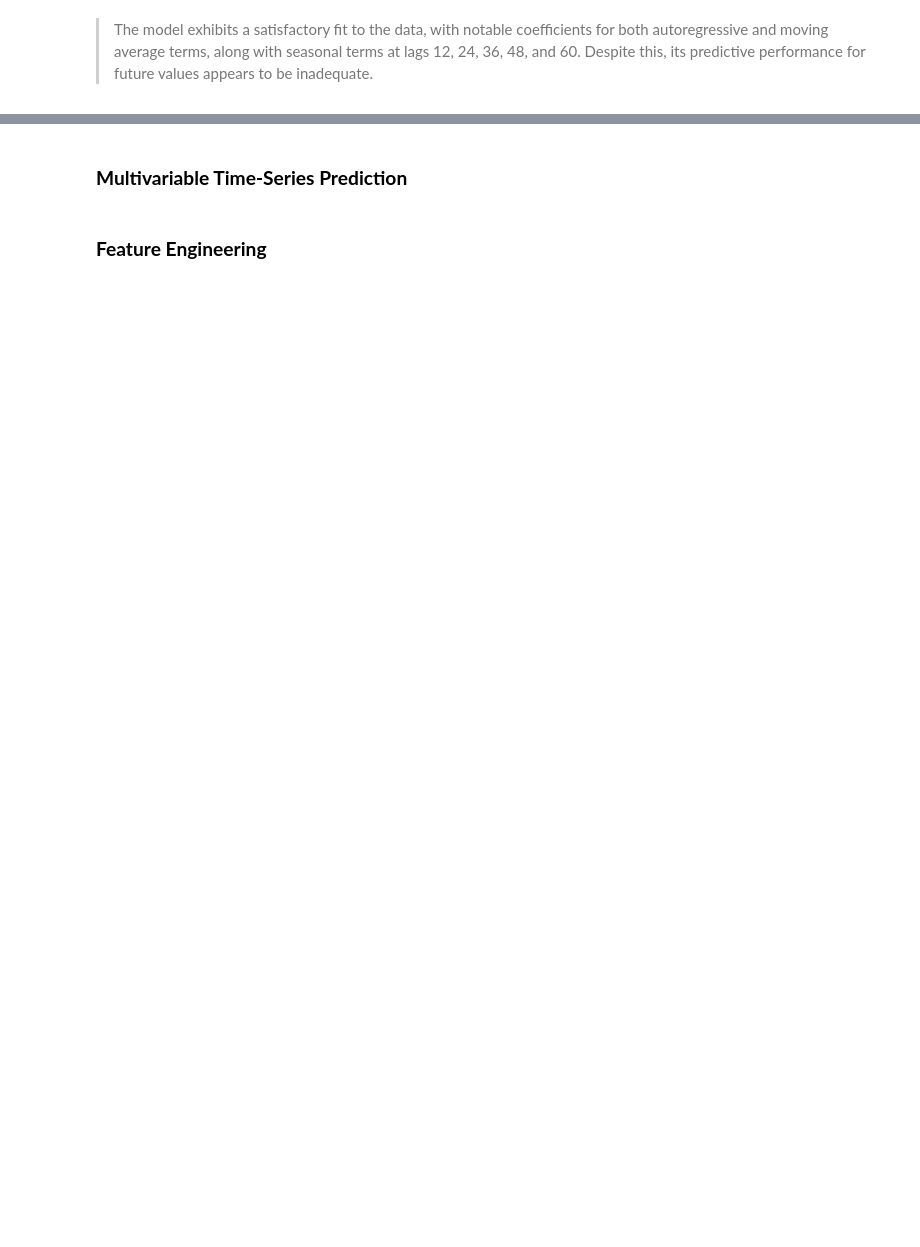
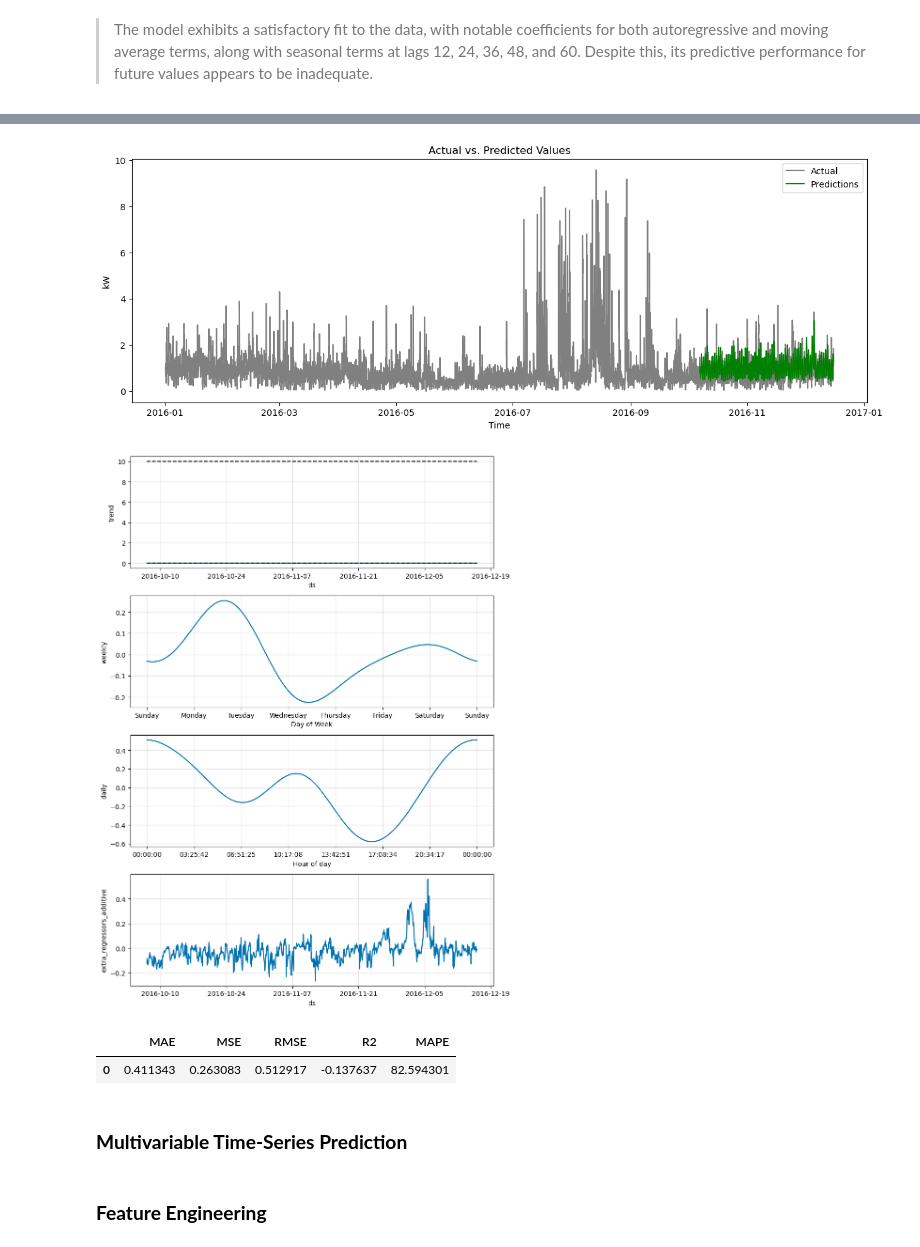
Before and after one commit to computationalgoblin/Smart-Home-Energy-Consumption-Project, a Jupyter notebook: notebooks/model.ipynb, the cells around one changed output, grey strips where cells are left out. Cells and saved outputs as stored; diff of their text form; code cells hidden in the pictures; blank space fills up the shorter version.

```diff
--- a/notebooks/model.ipynb
+++ b/notebooks/model.ipynb
@@ -216,0 +223,7 @@ Warnings:
+# %%
+transformed_data = data.select_dtypes("number").resample("h").mean().applymap(lambda x: np.log(x) if x > 0 else 0)
+
+prophet,prophet_prediction_metrics = prophet_model(transformed_data, y='use',
+                                                        regressors=['temperature','humidity',"hour","day","month",])
+display(prophet_prediction_metrics)
+# %% [output]
@@ -217,3 +232,7 @@ Warnings:
+[figure, added]
+[figure, added]
+|  | MAE | MSE | RMSE | R2 | MAPE |
+| 0 | 0.411343 | 0.263083 | 0.512917 | -0.137637 | 82.594301 |
 # %% [markdown]
 ### **Multivariable Time-Series Prediction**
 # %% [markdown]
```
Also changed, not shown: parts of 9 cells of this notebook, 1 other file.
